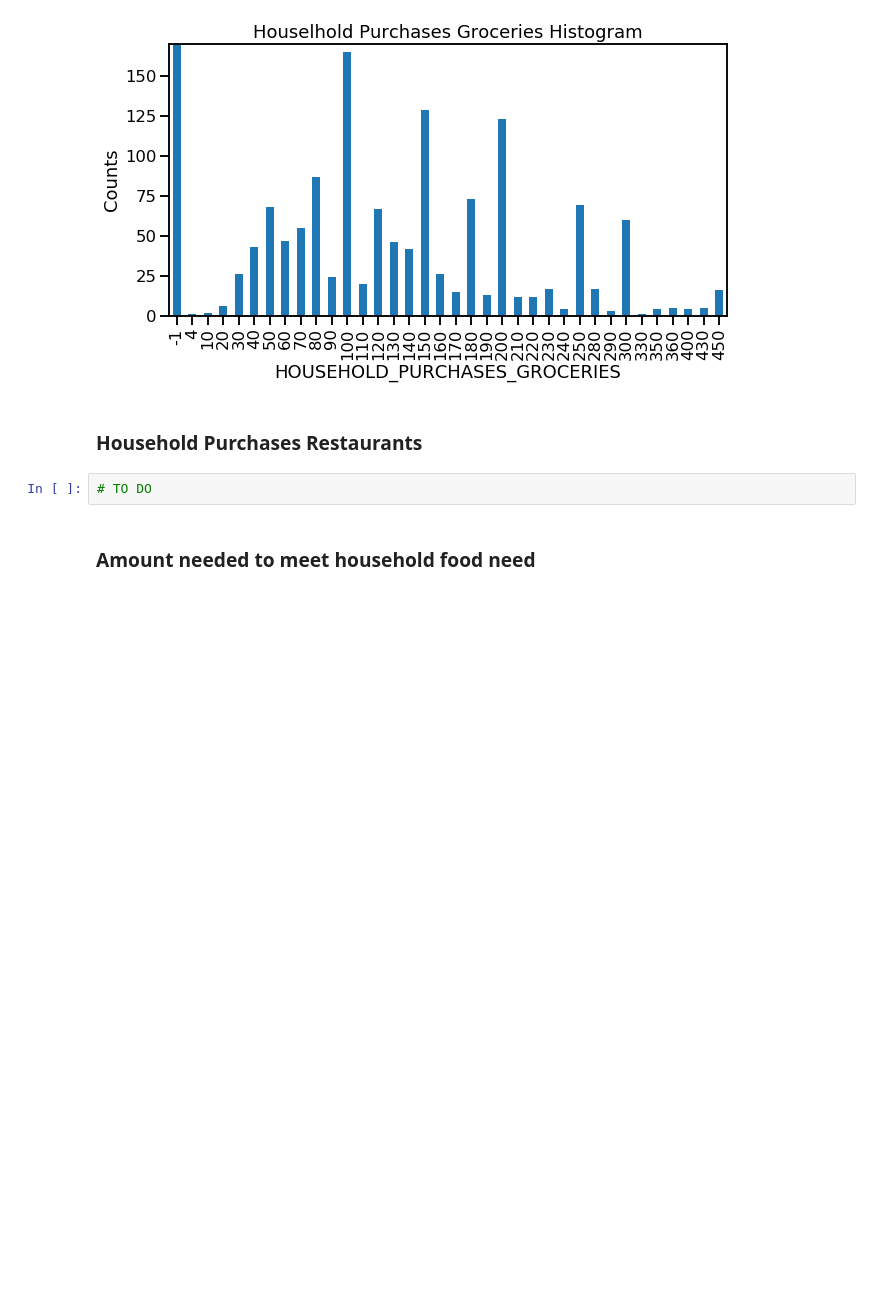
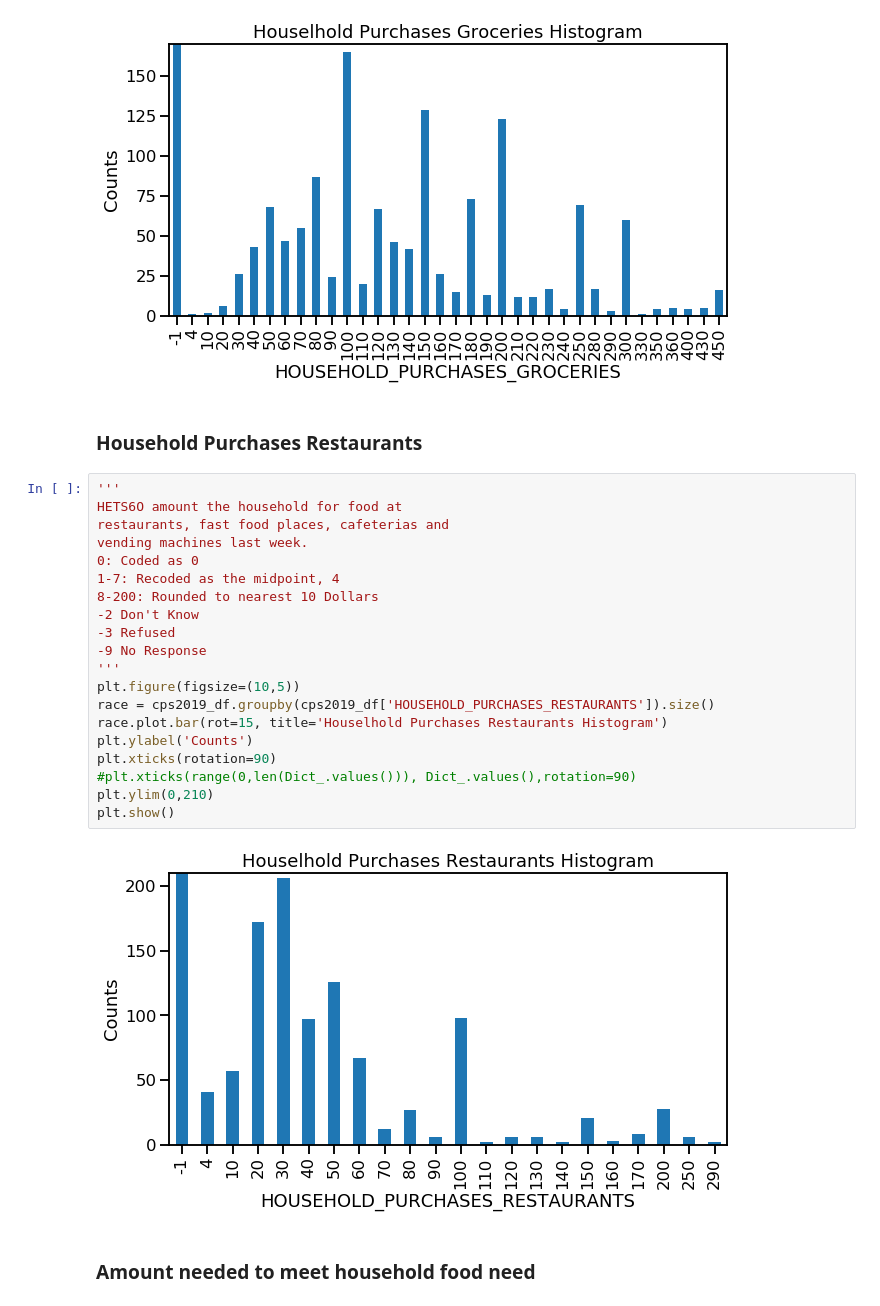
Before and after one commit to astronomilo/foodinsecurity, a Jupyter notebook: Notebooks/EDA_Prep/Team_27_EDA_Prep_20220202.ipynb, the cells around one changed output. Cells and saved outputs as stored; diff of their text form; blank space fills up the shorter version.

```diff
--- a/Notebooks/EDA_Prep/Team_27_EDA_Prep_20220128.ipynb
+++ b/Notebooks/EDA_Prep/Team_27_EDA_Prep_20220202.ipynb
@@ -397,8 +394,28 @@ plt.show()
 [figure]
 # %% [markdown]
 ### Household Purchases Restaurants
-# %%
-# TO DO
+# %%
+'''
+HETS6O amount the household for food at
+restaurants, fast food places, cafeterias and
+vending machines last week.
+0: Coded as 0
+1-7: Recoded as the midpoint, 4
+8-200: Rounded to nearest 10 Dollars
+-2 Don't Know
+-3 Refused
+-9 No Response
+'''
+plt.figure(figsize=(10,5))
+race = cps2019_df.groupby(cps2019_df['HOUSEHOLD_PURCHASES_RESTAURANTS']).size()
+race.plot.bar(rot=15, title='Houselhold Purchases Restaurants Histogram')
+plt.ylabel('Counts')
+plt.xticks(rotation=90)
+#plt.xticks(range(0,len(Dict_.values())), Dict_.values(),rotation=90)
+plt.ylim(0,210)
+plt.show()
+# %% [output]
+[figure, added]
 # %% [markdown]
 ### Amount needed to meet household food need
 # %%
```
Also changed, not shown: parts of 6 cells of this notebook.
